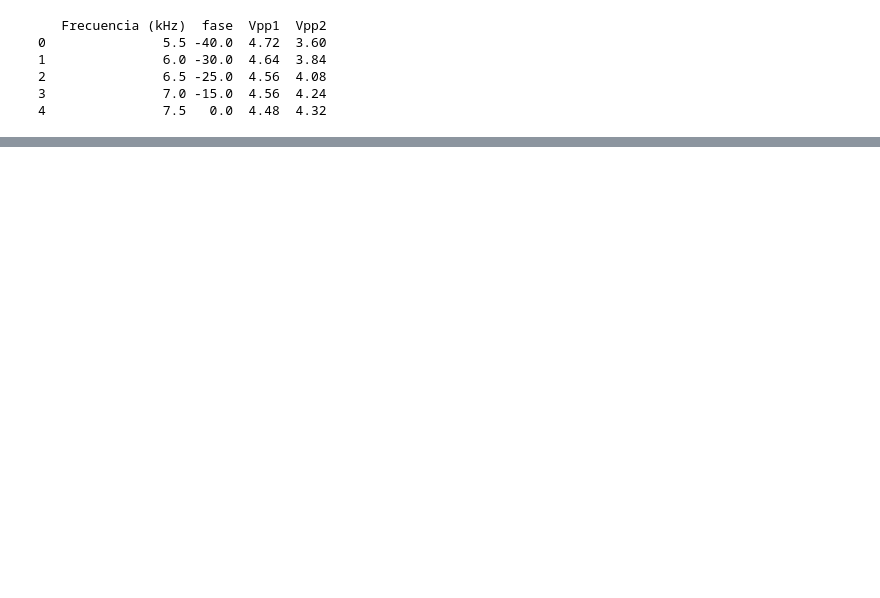
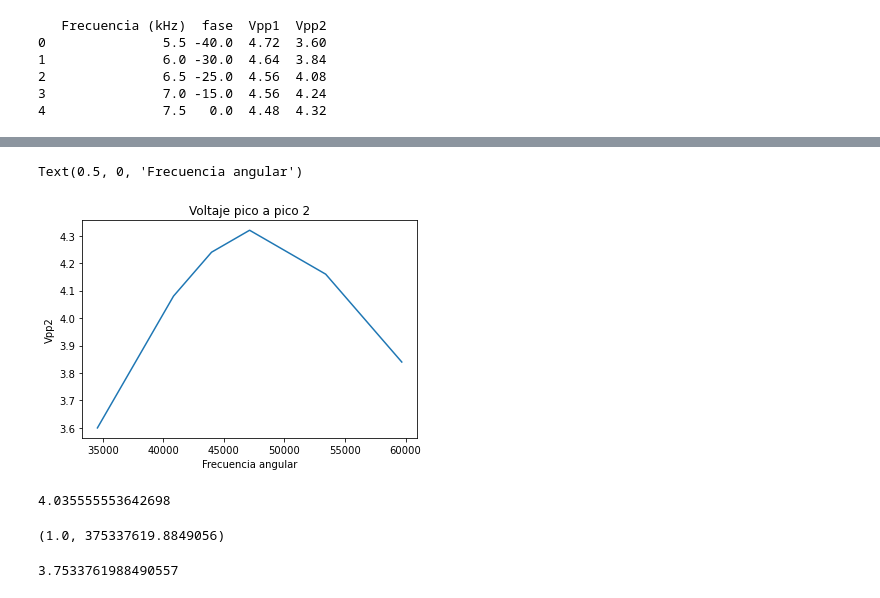
Before and after one commit to slaverdeg/Lab_OyF, a Jupyter notebook: Resonancia RLC/código_resonancia.ipynb, the cells around one changed output, grey strips where cells are left out. Cells and saved outputs as stored; diff of their text form; code cells hidden in the pictures; blank space fills up the shorter version.

```diff
--- a/Resonancia RLC/código_resonancia.ipynb
+++ b/Resonancia RLC/código_resonancia.ipynb
@@ -106,0 +144,25 @@ Vpp2 = datos_np[3]
+# %%
+plt.plot(w,Vpp2)
+plt.title('Voltaje pico a pico 2')
+plt.ylabel('Vpp2')
+plt.xlabel('Frecuencia angular')
+# %% [output]
+Text(0.5, 0, 'Frecuencia angular')
+[figure, added]
+# %%
+
+def A_v(w_,V0,g,w0): return (V0*g*w_)/(np.sqrt((w_**2)*(g**2)+((w0**2)-(w_**2))**2))
+popt, pcov = scipy.optimize.curve_fit(A_v,w,Vpp2)
+V0,g,w0 = popt
+fitfunc = lambda w_: (V0*g*w_)/(np.sqrt((w_**2)*(g**2)+((w0**2)-(w_**2))**2))
+V0
+# %% [output]
+4.035555553642698
+# %%
+(w0,g)
+# %% [output]
+(1.0, 375337619.8849056)
+# %%
+g/(10**8)
+# %% [output]
+3.7533761988490557
```
Also changed, not shown: parts of 14 cells of this notebook, 6 other files.
